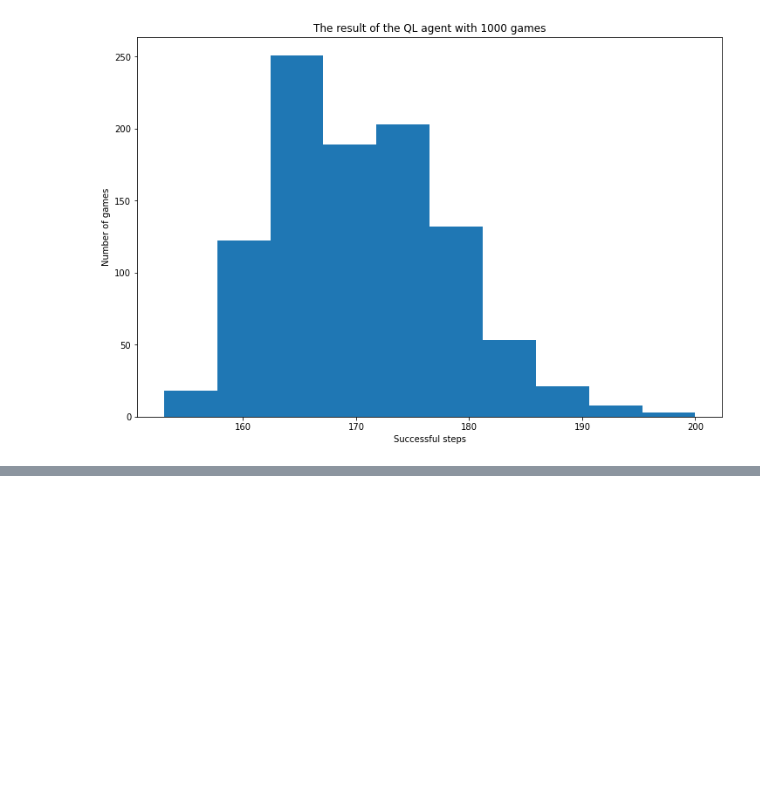
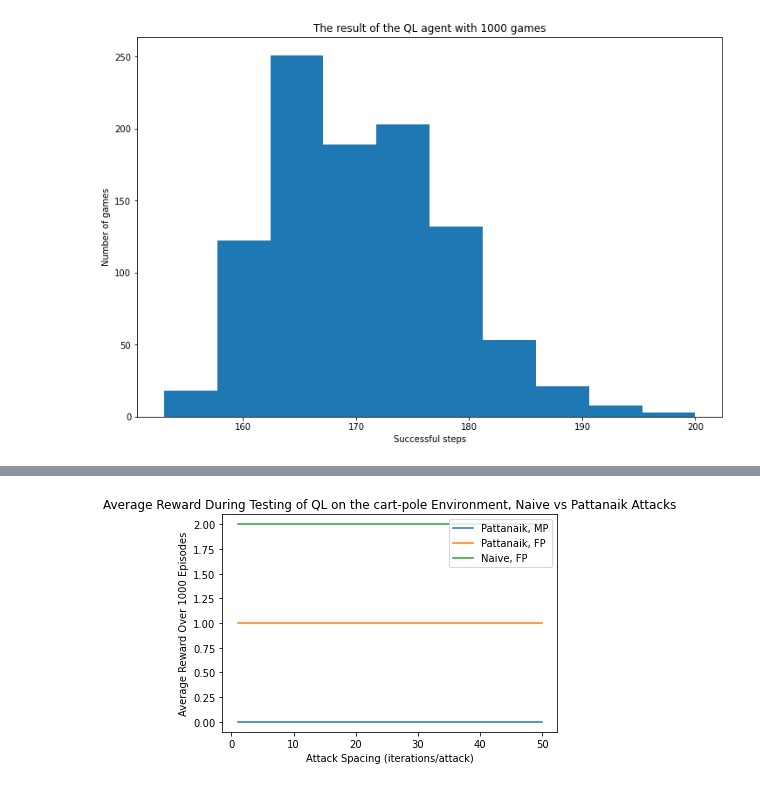
Before and after one commit to OscarPowell/Testing_RL, a Jupyter notebook: cartpole/OpenAI_Gym_Test.ipynb, the cells around one changed output, grey strips where cells are left out. Drawn from its saved outputs; the diff is of its cells as text; code cells hidden in the pictures; blank space fills up the shorter version.

Commit message:
Testing epsilon delay effect on attack success

```diff
--- a/cartpole/OpenAI_Gym_Test.ipynb
+++ b/cartpole/OpenAI_Gym_Test.ipynb
@@ -330,0 +350,21 @@ Implementing my own Q-Learning Cart-Pole_V0 Class
+# %%
+fig, ax = plt.subplots()                                              #set up graph
+envs = [1,1,1]
+att_freq_arr =  np.array([1,2,3,5,8,10,20,50])                        #Attack frequencies to try
+att_results = np.ones((att_freq_arr.size, len(envs)))                #Reward storing matrices for plotting later (columns vectors of each environment, rows for att frequencies)
+att_results[:,0] = 0
+att_results[:,2] = 2
+n_test = 1000
+
+labels = ("Pattanaik, MP", "Pattanaik, FP", "Naive, FP")
+for i in range(len(envs)):
+    ax.plot(att_freq_arr.reshape(att_freq_arr.size,1),att_results[:,i], label=labels[i])
+
+
+ax.set_xlabel('Attack Spacing (iterations/attack)')
+ax.set_ylabel('Average Reward Over {} Episodes'.format(n_test))
+ax.set_title('Average Reward During Testing of QL on the cart-pole Environment, Naive vs Pattanaik Attacks')
+ax.legend()
+plt.show()
+# %% [output]
+[figure, added]
```
Also changed, not shown: parts of 2 cells of this notebook, 25 other files.
